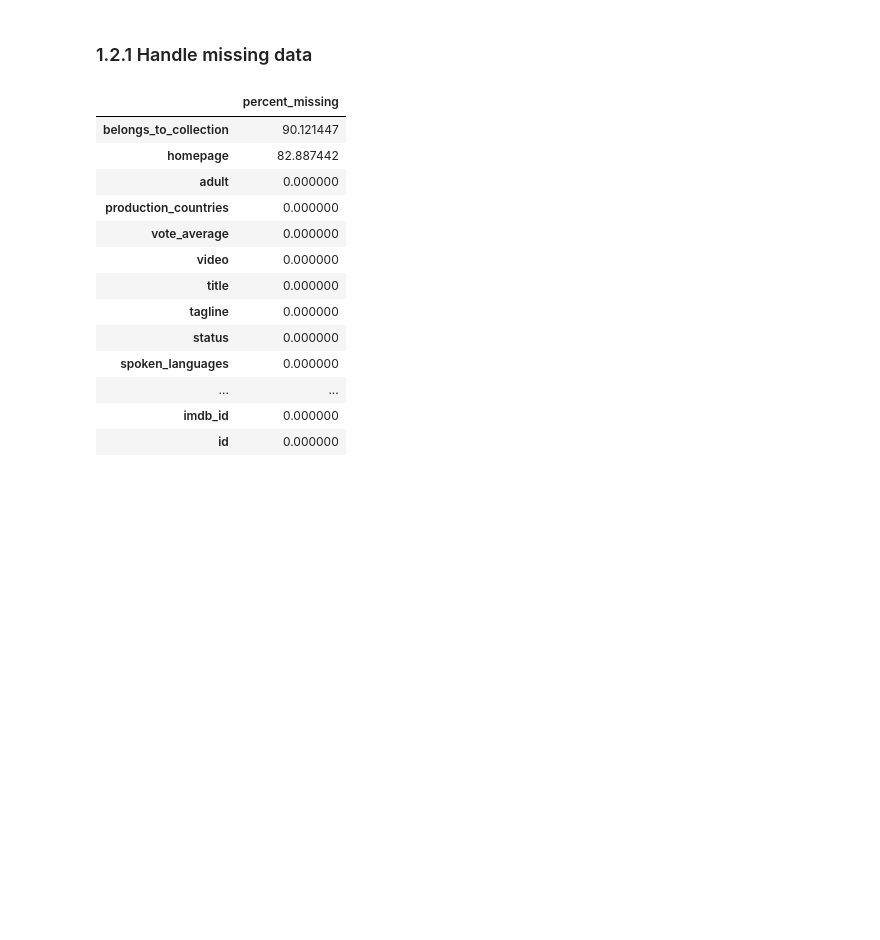
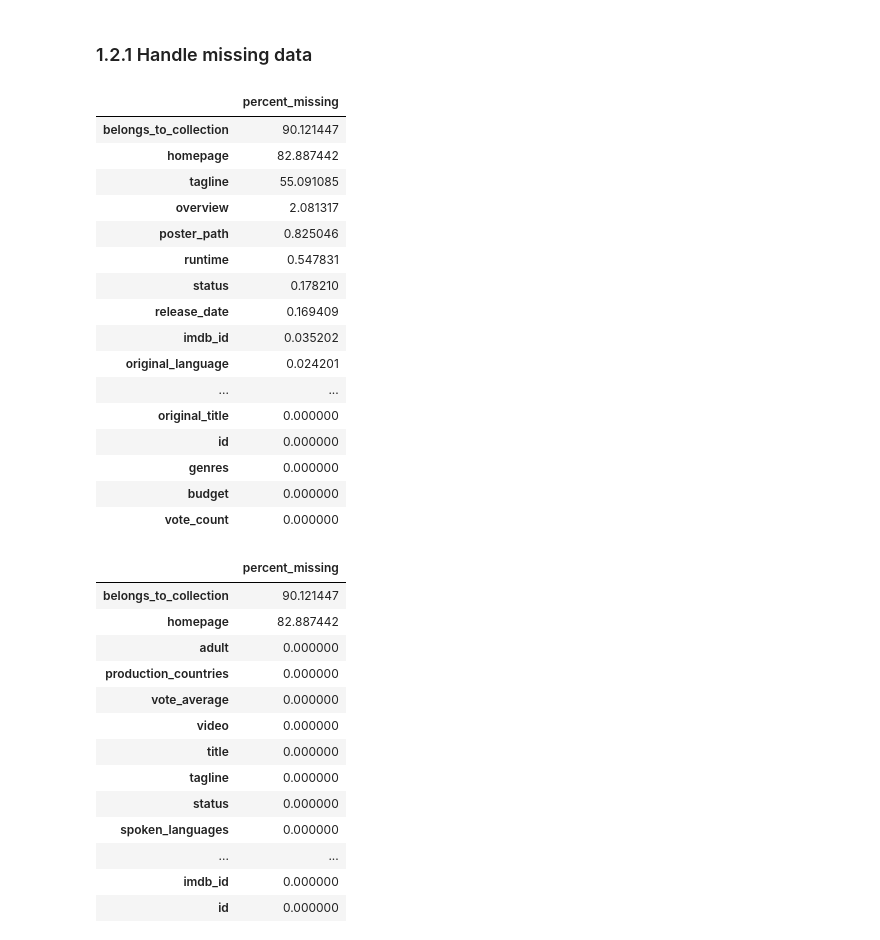
Before and after one commit to s3822042/asm3_pds, a Jupyter notebook: assignment3.ipynb, the cells around one changed output. Cells and saved outputs as stored; diff of their text form; code cells hidden in the pictures; blank space fills up the shorter version.

```diff
--- a/assignment3.ipynb
+++ b/assignment3.ipynb
@@ -55,6 +55,29 @@ movies_df = movies_df[movies_df.isnull().sum(axis=1) <= 6]
 ratings_df = ratings_df[ratings_df.isnull().sum(axis=1) <= 6]
 # %% [markdown]
 ### 1.2.1 Handle missing data
+# %%
+# Percentage of missing value in movies_df before cleaning
+percent_missing = movies_df.isnull().sum() * 100 / len(movies_df)
+missing_values = pd.DataFrame({'percent_missing': percent_missing})
+missing_values.sort_values(by ='percent_missing' , ascending=False)
+# %% [output]
+|  | percent_missing |
+| belongs_to_collection | 90.121447 |
+| homepage | 82.887442 |
+| tagline | 55.091085 |
+| overview | 2.081317 |
+| poster_path | 0.825046 |
+| runtime | 0.547831 |
+| status | 0.178210 |
+| release_date | 0.169409 |
+| imdb_id | 0.035202 |
+| original_language | 0.024201 |
+| ... | ... |
+| original_title | 0.000000 |
+| id | 0.000000 |
+| genres | 0.000000 |
+| budget | 0.000000 |
+| vote_count | 0.000000 |
 # %%
 # Filling missing value for movies dataset
 
```
Also changed, not shown: parts of 26 cells of this notebook.
